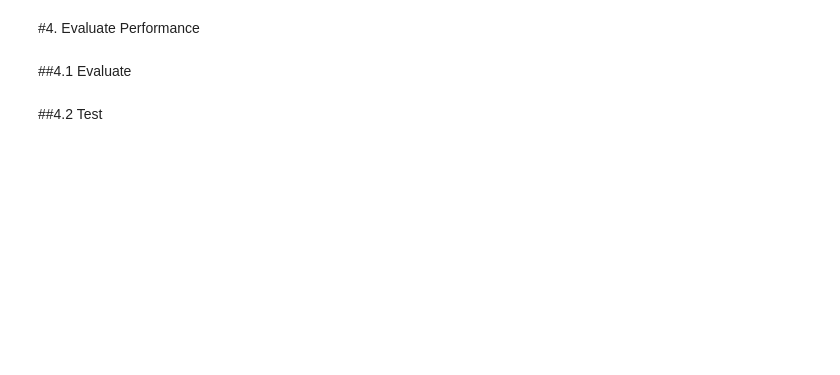
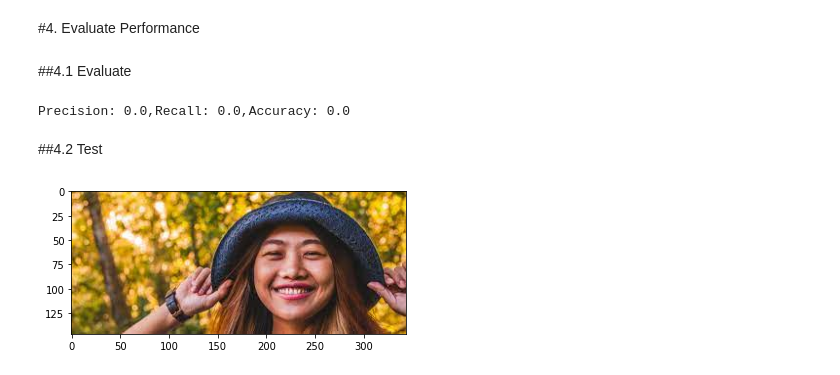
Before and after one commit to E1250/CNN_CV_Projects_CaseStudy, a Jupyter notebook: Deep_CNN_IMG_Classifier.ipynb, the cells around one changed output. Drawn from its saved outputs; the diff is of its cells as text; code cells hidden in the pictures; blank space fills up the shorter version.

```diff
--- a/Deep_CNN_IMG_Classifier.ipynb
+++ b/Deep_CNN_IMG_Classifier.ipynb
@@ -319,2 +329,19 @@ plt.show()
+# %%
+for batch in test.as_numpy_iterator():
+  X,y = batch
+  yhat = model.predict(X)
+  pre.update_datae(y,yhat)
+  re.update_datae(y,yhat)
+  acc.update_datae(y,yhat)
+
+print(f"Precision: {pre.result().numpy()},Recall: {re.result().numpy()},Accuracy: {acc.result().numpy()}")
+# %% [output]
+Precision: 0.0,Recall: 0.0,Accuracy: 0.0
 # %% [markdown]
 ##4.2 Test
+# %%
+img = cv.imread('/content/happy.jpeg') # put here the image src to show and predict
+plt.imshow(cv.cvtColor(img,cv.COLOR_BGR2RGB))
+plt.show()
+# %% [output]
+[figure, added]
```
Also changed, not shown: parts of 21 cells of this notebook.
